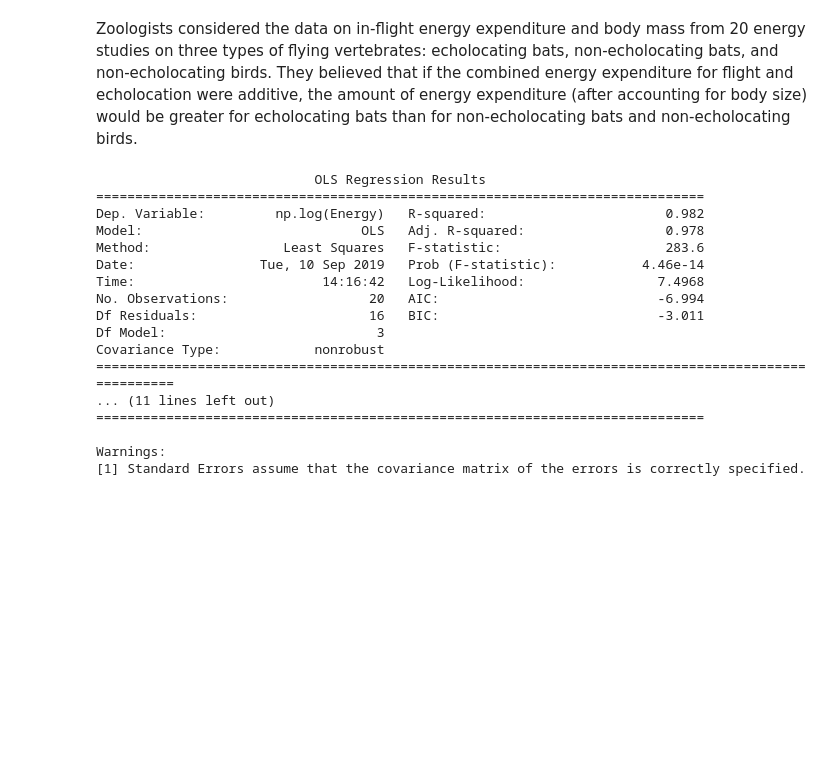
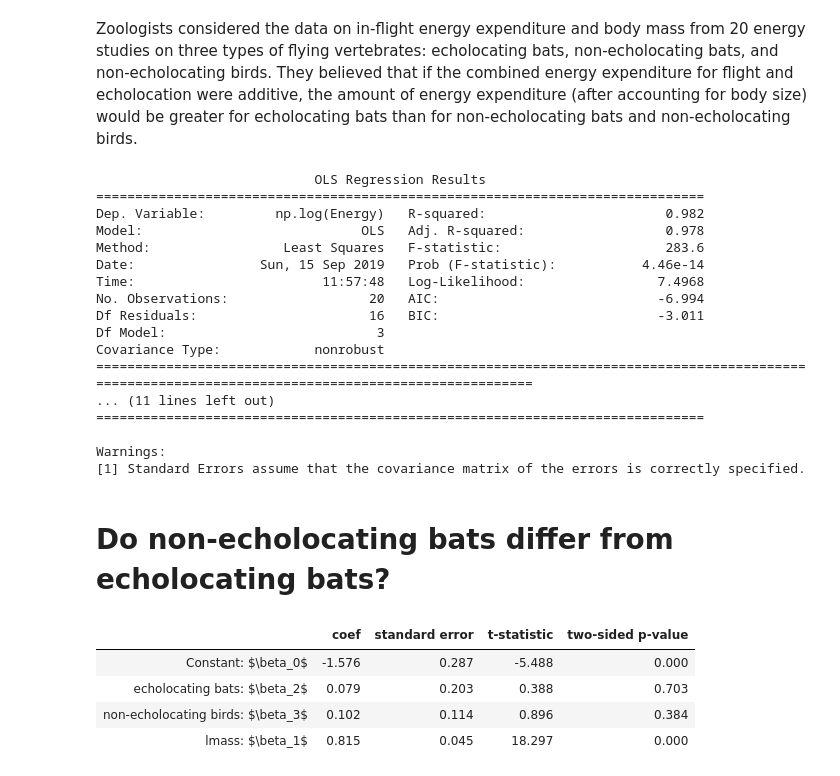
Before and after one commit to quintusdias/sleuth3, a Jupyter notebook: ch10/bats.ipynb, the cells around one changed output. Saved outputs shown, nothing was run; the diff lists cells and outputs as text; code cells hidden in the pictures; blank space fills up the shorter version.

```diff
--- a/ch10/bats.ipynb
+++ b/ch10/bats.ipynb
@@ -53,7 +52,8 @@ sns.scatterplot(x='Mass', y='Energy', hue='Type', data=df, ax=ax)
 # %% [markdown]
 Zoologists considered the data on in-flight energy expenditure and body mass from 20 energy studies on three types of flying vertebrates:  echolocating bats, non-echolocating bats, and non-echolocating birds.  They believed that if the combined energy expenditure for flight and echolocation were additive, the amount of energy expenditure (after accounting for body size) would be greater for echolocating bats than for non-echolocating bats and non-echolocating birds.
 # %%
-model = smf.ols('np.log(Energy) ~ np.log(Mass) + C(Type)', data=df)
+formula = "np.log(Energy) ~ np.log(Mass) + C(Type, Treatment(reference='non-echolocating bats'))"
+model = smf.ols(formula, data=df)
 results = model.fit()
 print(results.summary())
 # %% [output]
@@ -62,15 +62,29 @@ print(results.summary())
 Dep. Variable:         np.log(Energy)   R-squared:                       0.982
 Model:                            OLS   Adj. R-squared:                  0.978
 Method:                 Least Squares   F-statistic:                     283.6
-Date:                Tue, 10 Sep 2019   Prob (F-statistic):           4.46e-14
-Time:                        14:16:42   Log-Likelihood:                 7.4968
+Date:                Sun, 15 Sep 2019   Prob (F-statistic):           4.46e-14
+Time:                        11:57:48   Log-Likelihood:                 7.4968
 No. Observations:                  20   AIC:                            -6.994
 Df Residuals:                      16   BIC:                            -3.011
 Df Model:                           3
 Covariance Type:            nonrobust
-=====================================================================================================
+===================================================================================================================================================
 ... (11 lines left out)
 ==============================================================================
 
 Warnings:
 [1] Standard Errors assume that the covariance matrix of the errors is correctly specified.
+# %% [markdown]
+# Do non-echolocating bats differ from echolocating bats?
+# %%
+pd.options.display.float_format = "{:.3f}".format
+df1 = pd.concat((results.params, results.bse, results.tvalues, results.pvalues), axis='columns')
+df1.index = ['Constant:  $\\beta_0$', 'echolocating bats: $\\beta_2$', 'non-echolocating birds:  $\\beta_3$', 'lmass:  $\\beta_1$']
+df1.columns = ['coef', 'standard error', 't-statistic', 'two-sided p-value']
+df1
+# %% [output]
+|  | coef | standard error | t-statistic | two-sided p-value |
+| Constant: $\beta_0$ | -1.576 | 0.287 | -5.488 | 0.000 |
+| echolocating bats: $\beta_2$ | 0.079 | 0.203 | 0.388 | 0.703 |
+| non-echolocating birds: $\beta_3$ | 0.102 | 0.114 | 0.896 | 0.384 |
+| lmass: $\beta_1$ | 0.815 | 0.045 | 18.297 | 0.000 |
```
Also changed, not shown: parts of 17 cells of this notebook, 4 other files.
